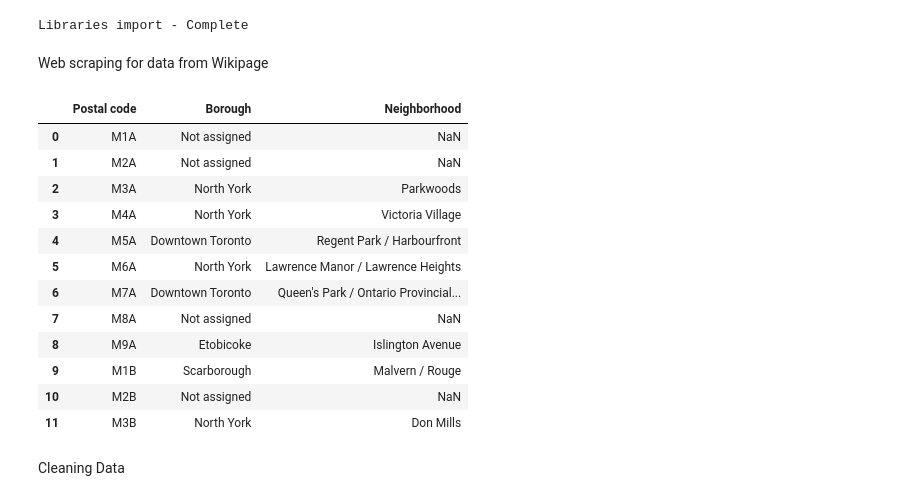
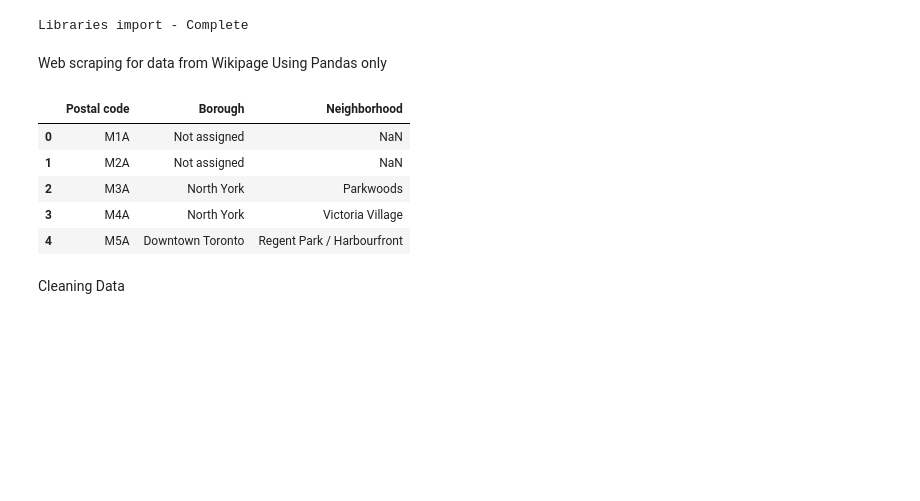
Before and after one commit to abhi-2693/Coursera_capstone, a Jupyter notebook: Neighborhoods in Toronto : Segment and Cluster.ipynb, the cells around one changed output. Drawn from its saved outputs; the diff is of its cells as text; code cells hidden in the pictures; blank space fills up the shorter version.

```diff
--- a/Neighborhoods in Toronto : Segment and Cluster.ipynb
+++ b/Neighborhoods in Toronto : Segment and Cluster.ipynb
@@ -24,27 +24,20 @@ print('Libraries import - Complete')
 # %% [output]
 Libraries import - Complete
 # %% [markdown]
-Web scraping for data from Wikipage
+Web scraping for data from Wikipage Using Pandas only
 # %%
 # Data Web scraping
 url = "https://en.wikipedia.org/wiki/List_of_postal_codes_of_Canada:_M"
 toronto_temp_data = pd.read_html(url)
 toronto_temp_data = pd.DataFrame(toronto_temp_data[0])
-toronto_temp_data.head(12)
+toronto_temp_data.head(5)
 # %% [output]
 |  | Postal code | Borough | Neighborhood |
 | 0 | M1A | Not assigned | NaN |
 | 1 | M2A | Not assigned | NaN |
 | 2 | M3A | North York | Parkwoods |
 | 3 | M4A | North York | Victoria Village |
 | 4 | M5A | Downtown Toronto | Regent Park / Harbourfront |
-| 5 | M6A | North York | Lawrence Manor / Lawrence Heights |
-| 6 | M7A | Downtown Toronto | Queen's Park / Ontario Provincial... |
-| 7 | M8A | Not assigned | NaN |
-| 8 | M9A | Etobicoke | Islington Avenue |
-| 9 | M1B | Scarborough | Malvern / Rouge |
-| 10 | M2B | Not assigned | NaN |
-| 11 | M3B | North York | Don Mills |
 # %% [markdown]
 Cleaning Data
 # %%
```
Also changed, not shown: parts of 8 cells of this notebook.
